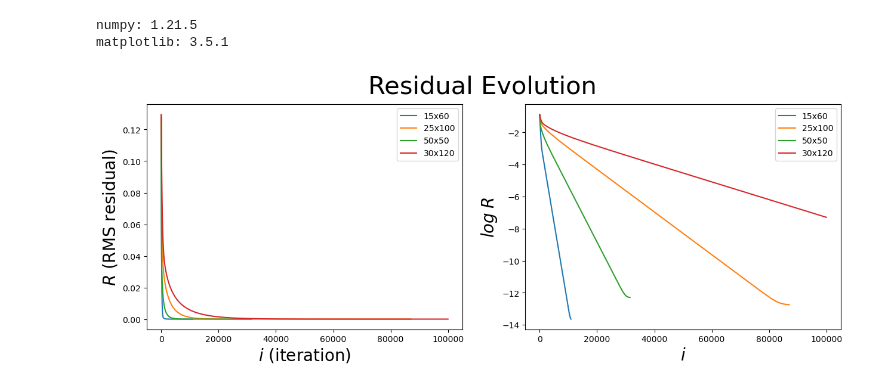
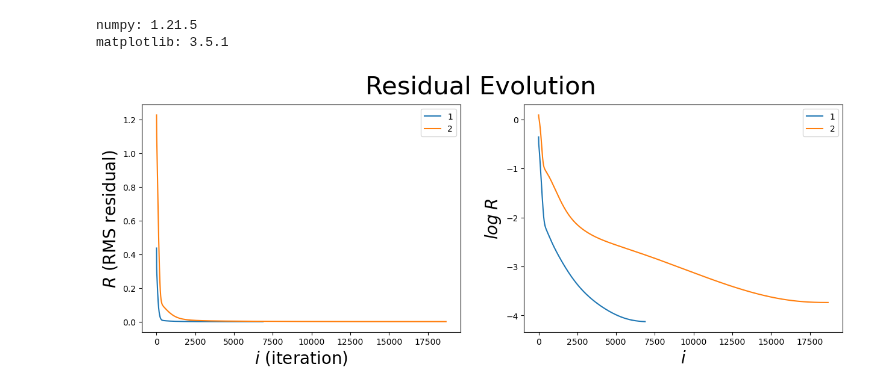
Before and after one commit to iago-mendes/eucled, a Jupyter notebook: src/exercises/08-embedding/assets/plots.ipynb, the cells around one changed output. Saved outputs shown, nothing was run; the diff lists cells and outputs as text; code cells hidden in the pictures.

```diff
--- a/src/exercises/08-embedding/assets/plots.ipynb
+++ b/src/exercises/08-embedding/assets/plots.ipynb
@@ -19,11 +19,8 @@ matplotlib: 3.5.1
 fig, (ax1, ax2) = plt.subplots(1,2)
 
 entries = [
-	[np.genfromtxt('residuals_15.csv', delimiter=','), '15x60'],
-	[np.genfromtxt('residuals_25.csv', delimiter=','), '25x100'],
-	[np.genfromtxt('residuals_50.csv', delimiter=','), '50x50'],
-	[np.genfromtxt('residuals_30.0.csv', delimiter=','), '30x120'],
-	# [np.genfromtxt('residuals_40.0.csv', delimiter=','), '40x160'],
+	[np.genfromtxt('residuals_1_(2,1,1).csv', delimiter=','), '1'],
+	[np.genfromtxt('residuals_2_(2,1,1).csv', delimiter=','), '2'],
 ]
 
 
@@ -36,34 +33,34 @@ for entry in entries:
 	label = entry[1]
 
 	# for i in i_values:
 	# 	log_i_values.append(np.log(i) / np.log(10))
 
 	for residual in residuals:
 		log_residuals.append(np.log(residual) / np.log(10))
 
 	ax1.plot(i_values, residuals, label = label)
 	ax1.set(xlabel='$i$ (iteration)', ylabel='$R$ (RMS residual)')
 
 
 	ax2.plot(i_values, log_residuals, label = label)
 	ax2.set(xlabel='$i$', ylabel='$log \; R$')
 	# ax2.plot(log_i_values, log_residuals)
 	# ax2.set(xlabel='$\log \; i$', ylabel='$\log \; R$')
 
 ax1.xaxis.label.set_fontsize(20)
 ax1.yaxis.label.set_fontsize(20)
 ax2.xaxis.label.set_fontsize(20)
 ax2.yaxis.label.set_fontsize(20)
 
 fig.suptitle('Residual Evolution', fontsize=30)
 fig.set_size_inches(15, 5, forward=True)
 fig.set_dpi(100)
 
 ax1.legend()
 ax2.legend()
 plt.show()
 # %% [output]
-[figure, old version]
+[figure, new version]
 # %%
 # RESIDUAL DISTRIBUTION ANIMATION
 
```
Also changed, not shown: parts of 4 cells of this notebook, 6 other files.
